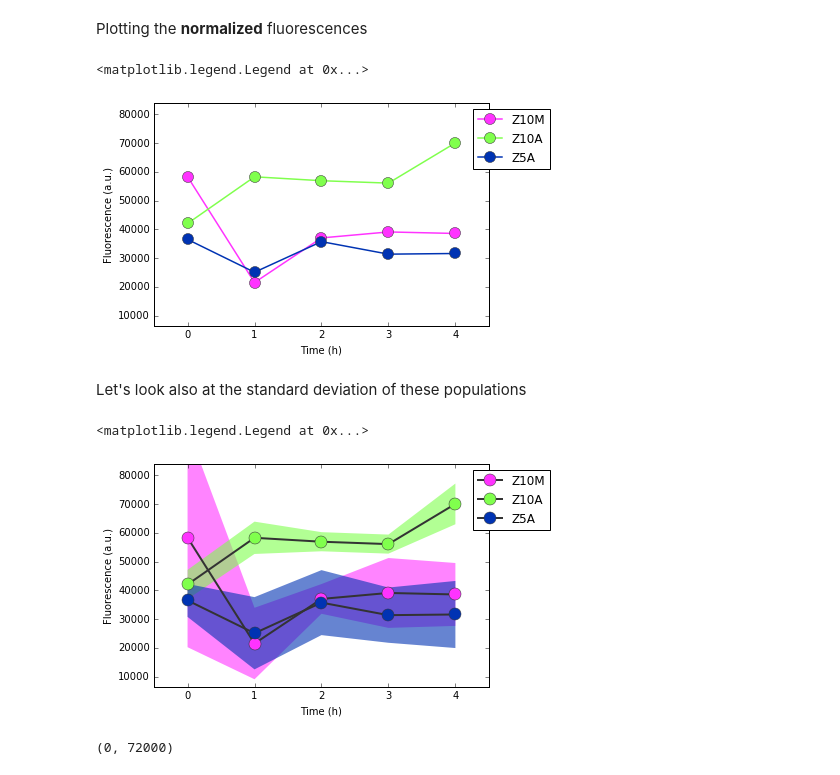
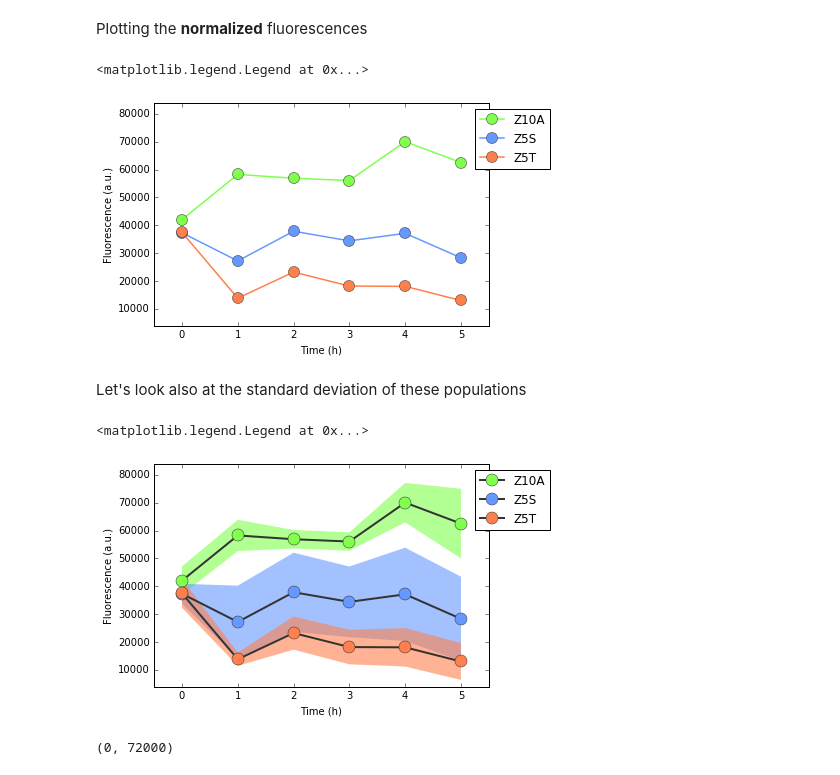
Before and after one commit to VandroiyLabs/modeliGEM2016, a Jupyter notebook: notebooks/Checking first batch of data.ipynb, the cells around one changed output. Saved outputs shown, nothing was run; the diff lists cells and outputs as text; code cells hidden in the pictures.

```diff
--- a/notebooks/Checking first batch of data.ipynb
+++ b/notebooks/Checking first batch of data.ipynb
@@ -148,23 +157,23 @@ experiment.getFluorescence("Z5A","mCherry")
 # %% [markdown]
 Plotting the **normalized** fluorescences
 # %%
-experiment.plotMean("mCherry", ["Z10M","Z10A","Z5A"])
+experiment.plotMean("mCherry", ["Z10A","Z5S","Z5T"])
 
-pl.xlim(-0.5,4.5)
+pl.xlim(-0.5,5.5)
 pl.legend( numpoints = 1, bbox_to_anchor = (1.2,1.0))
 # %% [output]
 <matplotlib.legend.Legend at 0x...>
-[figure, old version]
+[figure, new version]
 # %% [markdown]
 Let's look also at the standard deviation of these populations
 # %%
-experiment.plotFuzzyMean("mCherry", ["Z10M","Z10A","Z5A"])
+experiment.plotFuzzyMean("mCherry", ["Z10A","Z5S","Z5T"])
 
-pl.xlim(-0.5,4.5)
+pl.xlim(-0.5,5.5)
 pl.legend( numpoints = 1, bbox_to_anchor = (1.2,1.0))
 # %% [output]
 <matplotlib.legend.Legend at 0x...>
-[figure, old version]
+[figure, new version]
 # %%
 pl.figure( figsize=(8,4) )
 experiment.snapshotBoxWhiskers("mCherry", 1, showControl = True)
```
Also changed, not shown: parts of 10 cells of this notebook.
